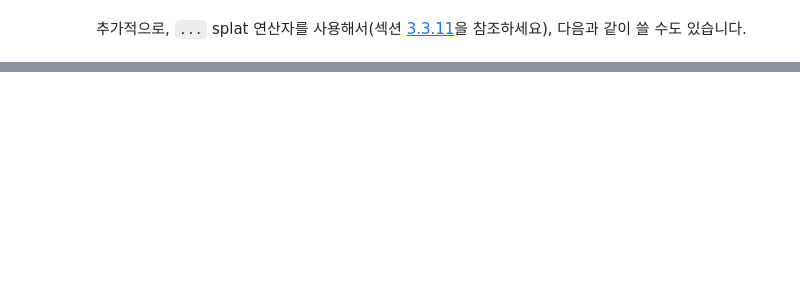
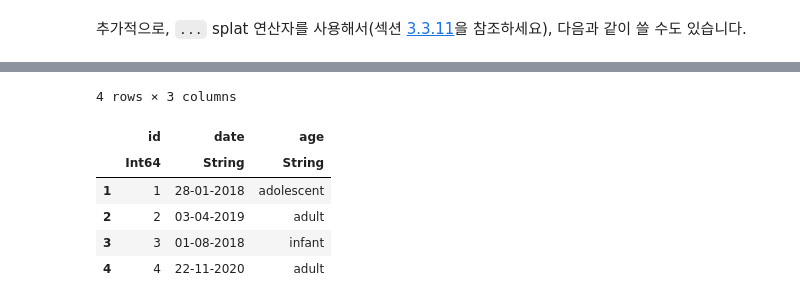
Before and after one commit to JunDamin/NotebooksForDataScience, a Jupyter notebook: docs/julia/data_science/04_DataFrames.ipynb, the cells around one changed output, grey strips where cells are left out. Cells and saved outputs as stored; diff of their text form; code cells hidden in the pictures; blank space fills up the shorter version.

```diff
--- a/docs/julia/data_science/04_DataFrames.ipynb
+++ b/docs/julia/data_science/04_DataFrames.ipynb
@@ -804,0 +775,16 @@ select(responses(), renames...)
+# %%
+function wrong_types()
+    id = 1:4
+    date = ["28-01-2018", "03-04-2019", "01-08-2018", "22-11-2020"]
+    age = ["adolescent", "adult", "infant", "adult"]
+    DataFrame(; id, date, age)
+end
+wrong_types()
+# %% [output]
+4 rows × 3 columns
+|  | id | date | age |
+|  | Int64 | String | String |
+| 1 | 1 | 28-01-2018 | adolescent |
+| 2 | 2 | 03-04-2019 | adult |
+| 3 | 3 | 01-08-2018 | infant |
+| 4 | 4 | 22-11-2020 | adult |
```
Also changed, not shown: parts of 42 cells of this notebook, 8 other files.
